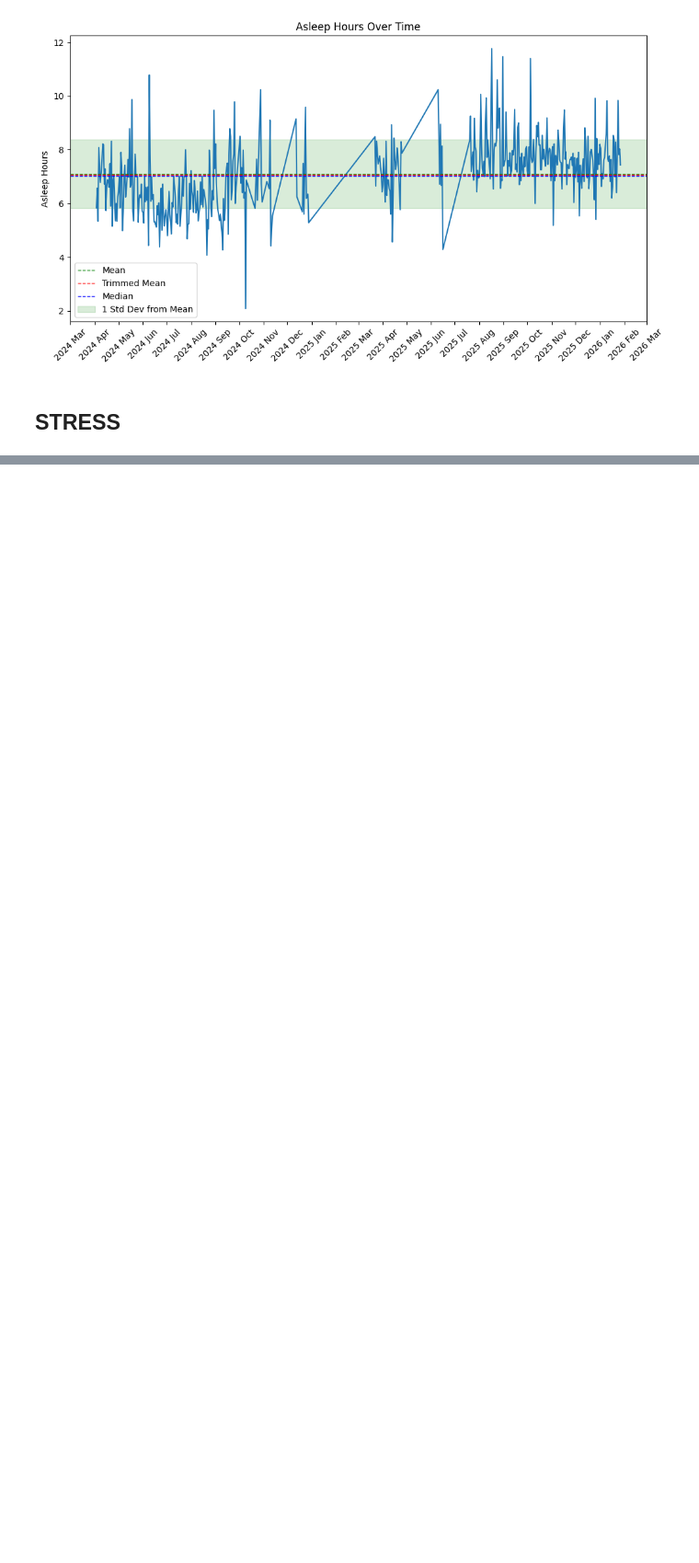
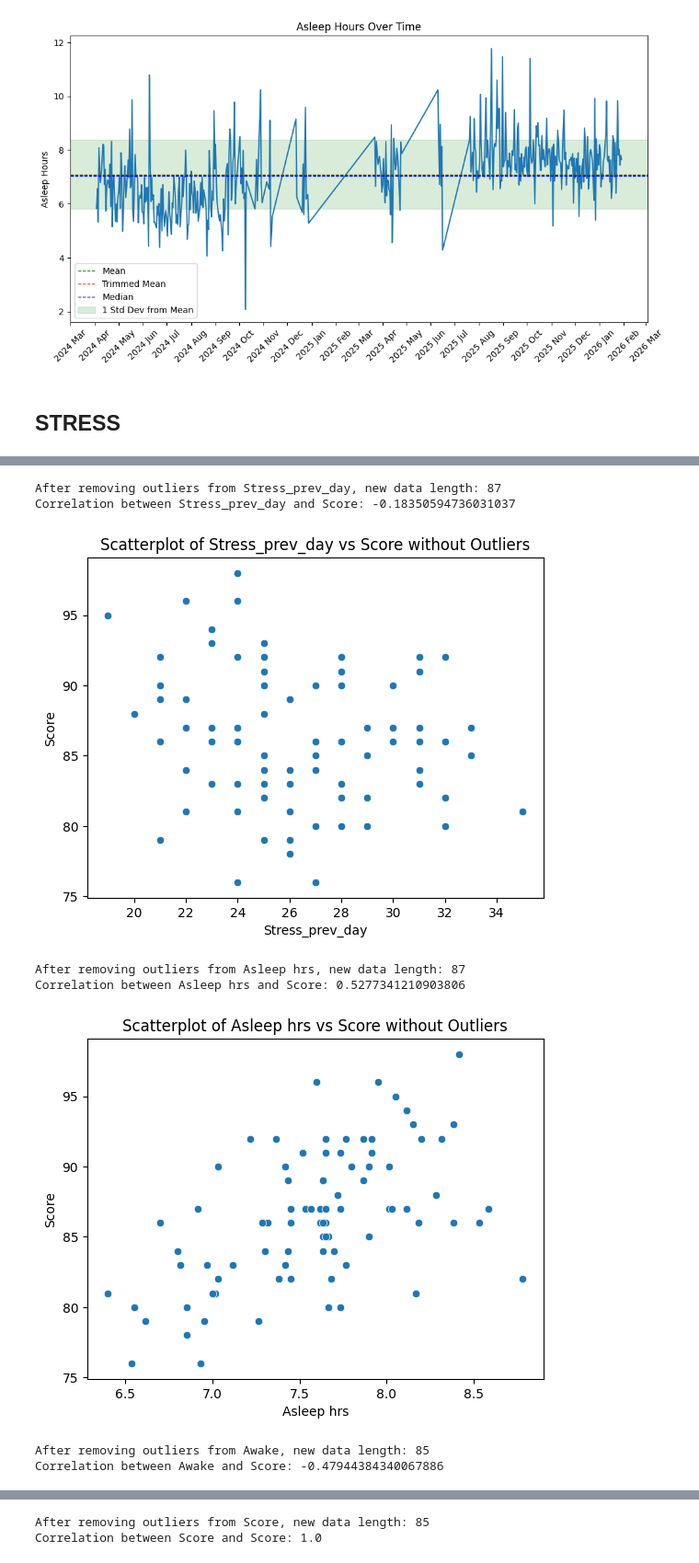
Before and after one commit to POLUX89/gym-ml-performance, a Jupyter notebook: notebooks/01_data_model_baseline.ipynb, the cells around one changed output, grey strips where cells are left out. Shown at 92% size. Drawn from its saved outputs; the diff is of its cells as text; code cells hidden in the pictures; blank space fills up the shorter version.

```diff
--- a/notebooks/01_data_model_baseline.ipynb
+++ b/notebooks/01_data_model_baseline.ipynb
@@ -492,0 +591,18 @@ plt.show()
+# %%
+# features = ["Stress_prev_day", "Asleep hrs", "Awake", "Score", "Deep hrs", "REM hrs"]
+
+recovery = recovery.set_index('Date')
+for feature in features:
+    q3 = recovery[feature].quantile(0.75)
+    q1 = recovery[feature].quantile(0.25)
+    IQR = q3 - q1
+    print(f"Feature: {feature}")
+    print(f"  Q1: {q1}, Q3: {q3}, IQR: {IQR}")
+    print(f"  Lower Bound: {q1 - 1.5 * IQR}, Upper Bound: {q3 + 1.5 * IQR}\n")
+    print(f"  Outliers:")
+    outliers = recovery[(recovery[feature] < q1 - 1.5 * IQR) | (recovery[feature] > q3 + 1.5 * IQR)]
+    print(outliers[[feature]])
+    print("length of outliers:", len(outliers))
+
+
+recovery.reset_index('Date')
@@ -492,0 +651,23 @@ plt.show()
+# %%
+# Asleep hrs, Deep hrs, REM hrs, Stress_prev_day --> SCORE
+for feature in features:
+    q1 = recovery[feature].quantile(0.25)
+    q3 = recovery[feature].quantile(0.75)
+    IQR = q3 - q1
+    lower_bound = q1 - 1.5 * IQR
+    upper_bound = q3 + 1.5 * IQR
+    recovery = recovery[(recovery[feature] >= lower_bound) & (recovery[feature] <= upper_bound)]    #Remove outliers
+    print(f"After removing outliers from {feature}, new data length: {len(recovery)}")
+    print(f"Correlation between {feature} and Score: {recovery[feature].corr(recovery['Score'])}\n")    #Corr without outliers
+    sns.scatterplot(data=recovery, x=feature, y="Score", hue="Quality")
+    plt.title(f"Scatterplot of {feature} vs Score without Outliers")
+    plt.show()
+# %% [output]
+After removing outliers from Stress_prev_day, new data length: 87
+Correlation between Stress_prev_day and Score: -0.18350594736031037
+[figure, added]
+After removing outliers from Asleep hrs, new data length: 87
+Correlation between Asleep hrs and Score: 0.5277341210903806
+[figure, added]
+After removing outliers from Awake, new data length: 85
+Correlation between Awake and Score: -0.47944384340067886
@@ -492,0 +675,2 @@ plt.show()
+After removing outliers from Score, new data length: 85
+Correlation between Score and Score: 1.0
```
Also changed, not shown: parts of 19 cells of this notebook, 1 other file.
